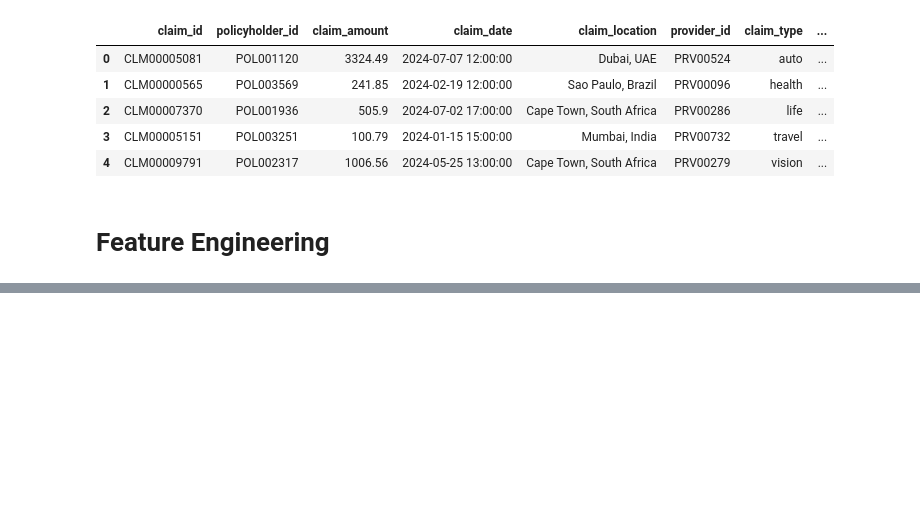
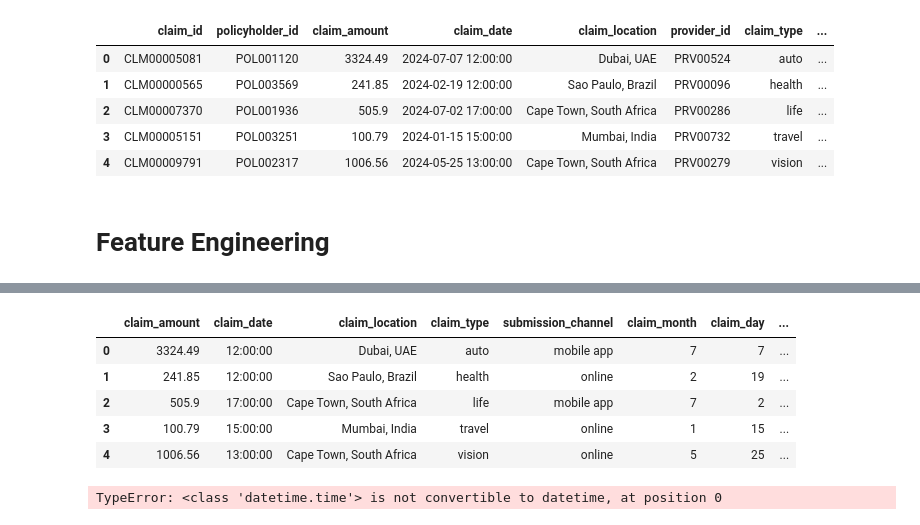
Before and after one commit to Jiya0937/AI_Bootcamp, a Jupyter notebook: Day-2.ipynb, the cells around one changed output, grey strips where cells are left out. Cells and saved outputs as stored; diff of their text form; code cells hidden in the pictures; blank space fills up the shorter version.

```diff
--- a/Day-2.ipynb
+++ b/Day-2.ipynb
@@ -113,0 +141,21 @@ df["claim_dayofweek"] = df["claim_date"].dt.dayofweek
+# %%
+X.head()
+# %% [output]
+|  | claim_amount | claim_date | claim_location | claim_type | submission_channel | claim_month | claim_day | ... |
+| 0 | 3324.49 | 12:00:00 | Dubai, UAE | auto | mobile app | 7 | 7 | ... |
+| 1 | 241.85 | 12:00:00 | Sao Paulo, Brazil | health | online | 2 | 19 | ... |
+| 2 | 505.9 | 17:00:00 | Cape Town, South Africa | life | mobile app | 7 | 2 | ... |
+| 3 | 100.79 | 15:00:00 | Mumbai, India | travel | online | 1 | 15 | ... |
+| 4 | 1006.56 | 13:00:00 | Cape Town, South Africa | vision | online | 5 | 25 | ... |
+# %%
+X["claim_time"] = pd.to_datetime(df["claim_date"]).dt.time
+
+X["claim_hour"] = pd.to_datetime(
+    df["claim_date"]
+).dt.hour
+
+X["claim_minute"] = pd.to_datetime(
+    df["claim_date"]
+).dt.minute
+# %% [output]
+TypeError: <class 'datetime.time'> is not convertible to datetime, at position 0
```
Also changed, not shown: parts of 9 cells of this notebook, 2 other files.
